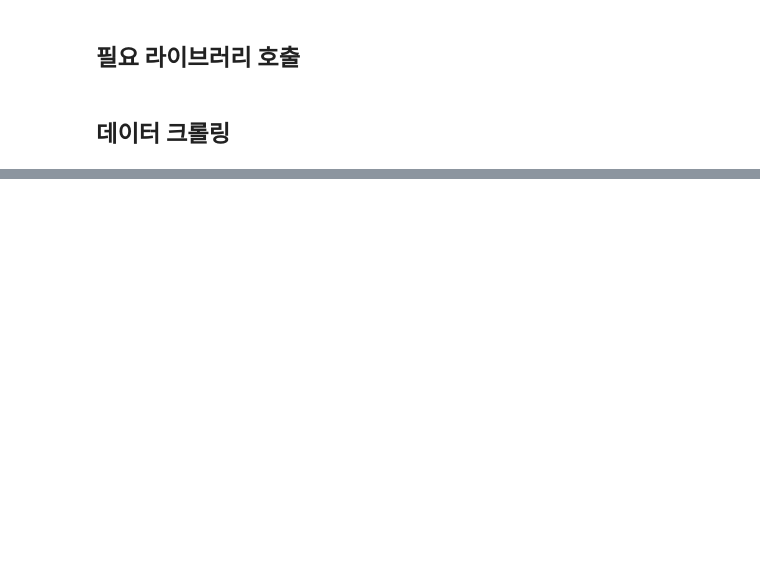
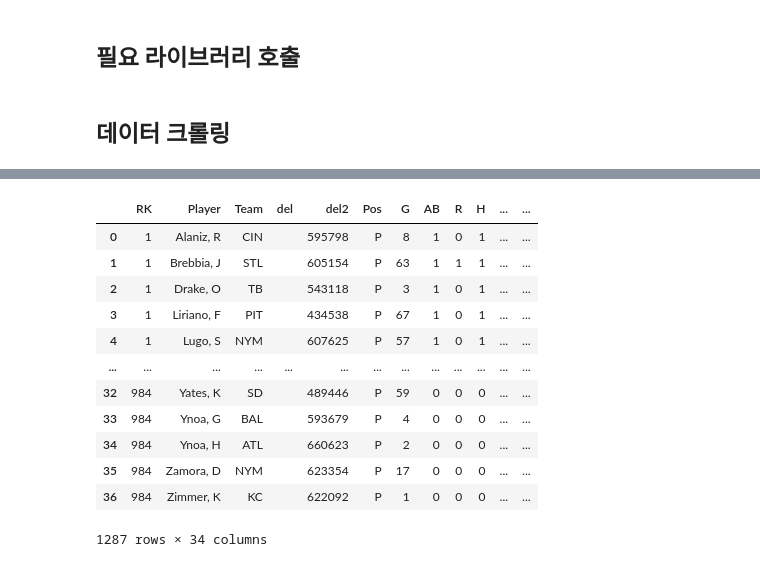
Before and after one commit to tenjumh/Practice, a Jupyter notebook: Predict_MLB_player_position/Practice_MLB_player_position_predict_with_machine_learning.ipynb, the cells around one changed output, grey strips where cells are left out. Drawn from its saved outputs; the diff is of its cells as text; code cells hidden in the pictures; blank space fills up the shorter version.

Commit message:
Practice Machine Learning (MLB player)

```diff
--- a/Predict_MLB_player_position/Practice_MLB_player_position_predict_with_machine_learning.ipynb
+++ b/Predict_MLB_player_position/Practice_MLB_player_position_predict_with_machine_learning.ipynb
@@ -120,0 +91,17 @@ Index(['RK', 'Player', 'Team', 'del', 'del2', 'Pos', 'G', 'AB', 'R', 'H', '2B',
+# %%
+df_total_hit.to_excel("df_total_hit.xlsx")
+df_total_hit
+# %% [output]
+|  | RK | Player | Team | del | del2 | Pos | G | AB | R | H | ... | ... |
+| 0 | 1 | Alaniz, R | CIN |  | 595798 | P | 8 | 1 | 0 | 1 | ... | ... |
+| 1 | 1 | Brebbia, J | STL |  | 605154 | P | 63 | 1 | 1 | 1 | ... | ... |
+| 2 | 1 | Drake, O | TB |  | 543118 | P | 3 | 1 | 0 | 1 | ... | ... |
+| 3 | 1 | Liriano, F | PIT |  | 434538 | P | 67 | 1 | 0 | 1 | ... | ... |
+| 4 | 1 | Lugo, S | NYM |  | 607625 | P | 57 | 1 | 0 | 1 | ... | ... |
+| ... | ... | ... | ... | ... | ... | ... | ... | ... | ... | ... | ... | ... |
+| 32 | 984 | Yates, K | SD |  | 489446 | P | 59 | 0 | 0 | 0 | ... | ... |
+| 33 | 984 | Ynoa, G | BAL |  | 593679 | P | 4 | 0 | 0 | 0 | ... | ... |
+| 34 | 984 | Ynoa, H | ATL |  | 660623 | P | 2 | 0 | 0 | 0 | ... | ... |
+| 35 | 984 | Zamora, D | NYM |  | 623354 | P | 17 | 0 | 0 | 0 | ... | ... |
+| 36 | 984 | Zimmer, K | KC |  | 622092 | P | 1 | 0 | 0 | 0 | ... | ... |
+1287 rows × 34 columns
```
Also changed, not shown: parts of 32 cells of this notebook.
